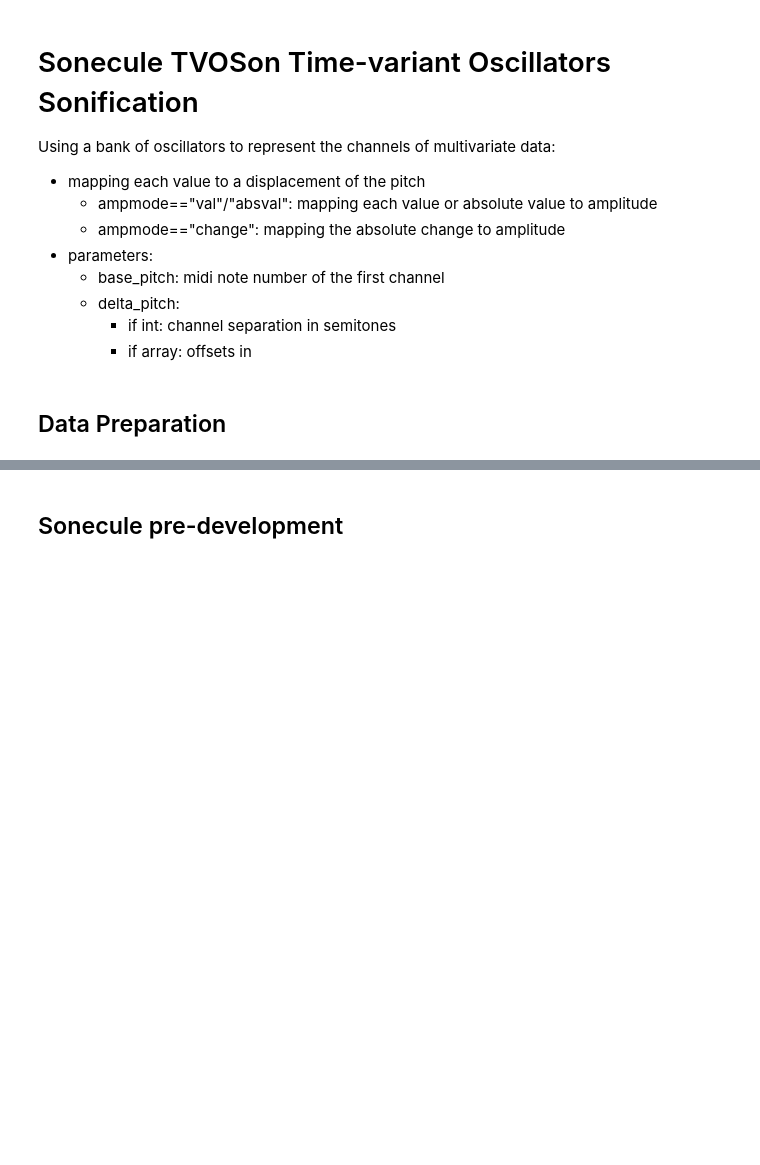
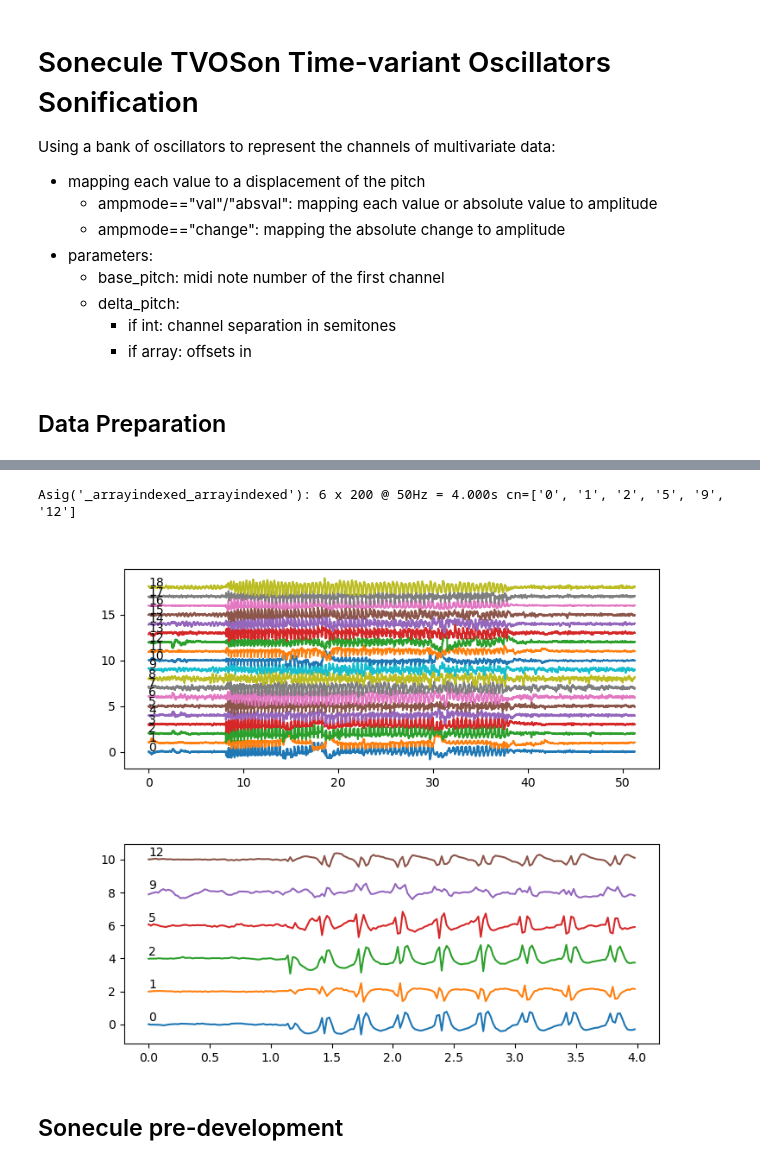
Before and after one commit to interactive-sonification/sonecules, a Jupyter notebook: notebooks/sonecule-dev-TVOSon.ipynb, the cells around one changed output, grey strips where cells are left out. Drawn from its saved outputs; the diff is of its cells as text; code cells hidden in the pictures; blank space fills up the shorter version.

```diff
--- a/notebooks/sonecule-dev-TVOSon.ipynb
+++ b/notebooks/sonecule-dev-TVOSon.ipynb
@@ -16,4 +31,16 @@ Using a bank of oscillators to represent the channels of multivariate data:
 # %%
 %run prepare-data.ipynb
+# %%
+
+# select test data for sonecule
+dasig = Asig(eeg_data, sr=250)
+plt.figure(); dasig.plot(offset=1)
+
+data = dasig[{7:11}, [0,1,2,5,9,12]][::5]
+plt.figure(); data.plot(offset=2)
+# %% [output]
+Asig('_arrayindexed_arrayindexed'): 6 x 200 @ 50Hz = 4.000s cn=['0', '1', '2', '5', '9', '12']
+[figure, added]
+[figure, added]
 # %% [markdown]
 ## Sonecule pre-development
```
Also changed, not shown: parts of 10 cells of this notebook.
